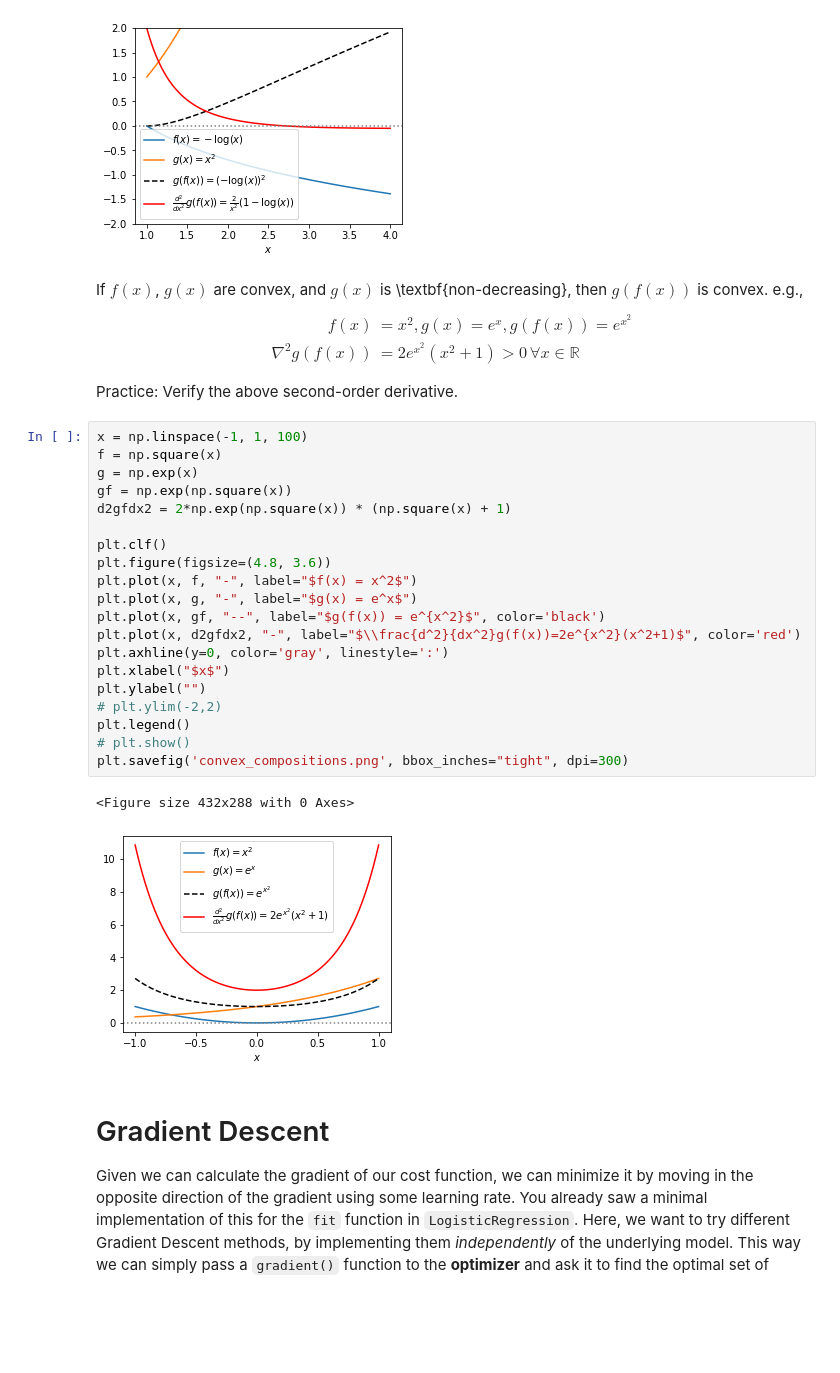
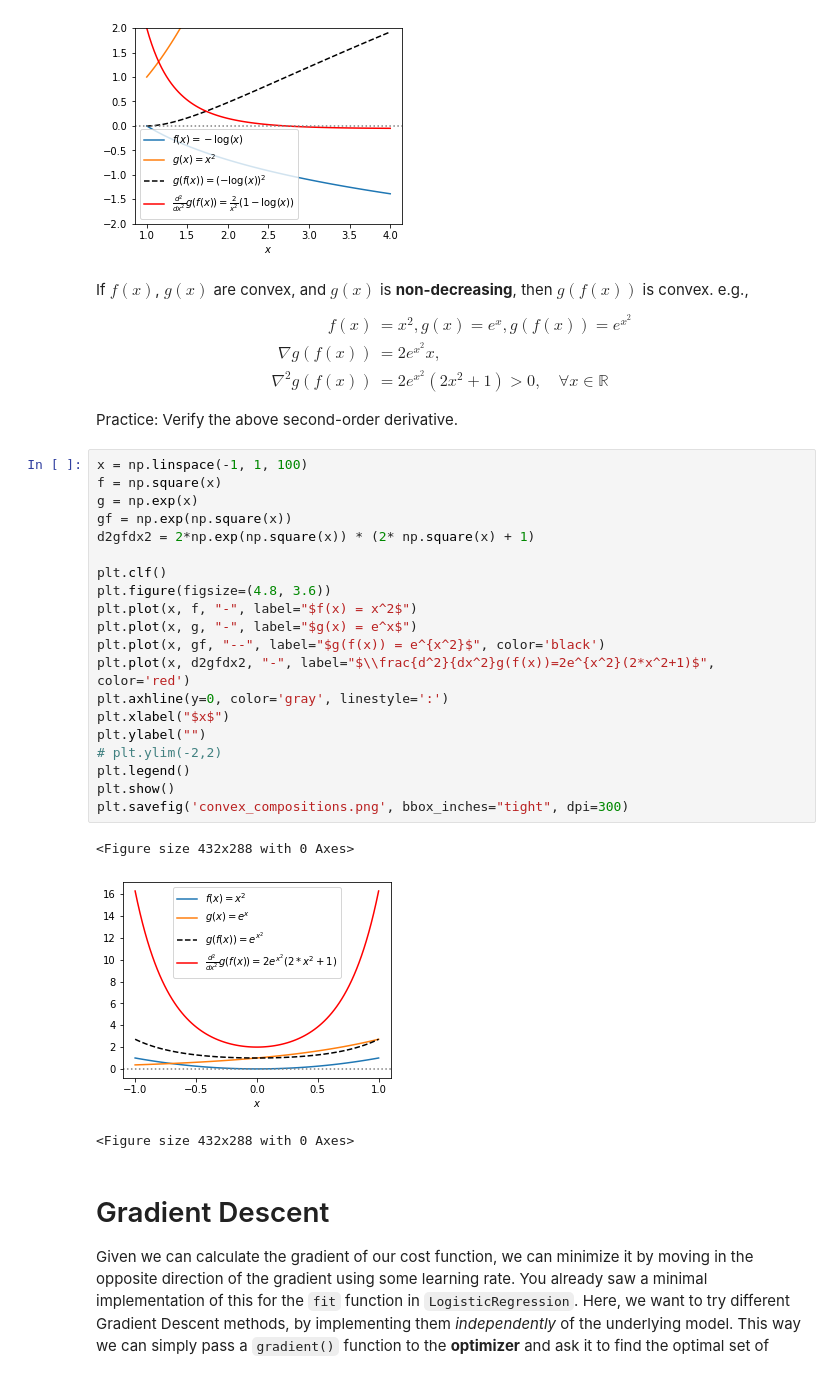
Before and after one commit to yueliyl/gec_intro2ml, a Jupyter notebook: GradientDescent.ipynb, the cells around one changed output. Saved outputs shown, nothing was run; the diff lists cells and outputs as text; blank space fills up the shorter version.

```diff
--- a/GradientDescent.ipynb
+++ b/GradientDescent.ipynb
@@ -118,36 +126,38 @@ plt.savefig('nonconvex_compositions.png', bbox_inches="tight", dpi=300)
 <Figure size 432x288 with 0 Axes>
 [figure]
 # %% [markdown]
-If $f(x)$, $g(x)$ are convex, and $g(x)$ is \textbf{non-decreasing}, then $g(f(x))$ is convex. e.g.,
+If $f(x)$, $g(x)$ are convex, and $g(x)$ is **non-decreasing**, then $g(f(x))$ is convex. e.g.,
 \begin{align*}
 			f(x) &= x^2, g(x) = e^x, g(f(x)) = e^{x^2}\\
-			\nabla^2g(f(x)) &= 2e^{x^2}(x^2+1) > 0 \, \forall x \in \mathbb{R}
+			∇g(f(x)) &= 2e^{x^2} x, \\
+			\nabla^2g(f(x)) &= 2e^{x^2}(2x^2+1) > 0, \quad \forall x \in \mathbb{R}
 \end{align*}
 
 Practice: Verify the above second-order derivative.
 # %%
 x = np.linspace(-1, 1, 100)
 f = np.square(x)
 g = np.exp(x)
 gf = np.exp(np.square(x))
-d2gfdx2 = 2*np.exp(np.square(x)) * (np.square(x) + 1)
+d2gfdx2 = 2*np.exp(np.square(x)) * (2* np.square(x) + 1)
 
 plt.clf()
 plt.figure(figsize=(4.8, 3.6))
 plt.plot(x, f, "-", label="$f(x) = x^2$")
 plt.plot(x, g, "-", label="$g(x) = e^x$")
 plt.plot(x, gf, "--", label="$g(f(x)) = e^{x^2}$", color='black')
-plt.plot(x, d2gfdx2, "-", label="$\\frac{d^2}{dx^2}g(f(x))=2e^{x^2}(x^2+1)$", color='red')
+plt.plot(x, d2gfdx2, "-", label="$\\frac{d^2}{dx^2}g(f(x))=2e^{x^2}(2*x^2+1)$", color='red')
 plt.axhline(y=0, color='gray', linestyle=':')
 plt.xlabel("$x$")
 plt.ylabel("")
 # plt.ylim(-2,2)
 plt.legend()
-# plt.show()
+plt.show()
 plt.savefig('convex_compositions.png', bbox_inches="tight", dpi=300)
 # %% [output]
 <Figure size 432x288 with 0 Axes>
-[figure, old version]
+[figure, new version]
+<Figure size 432x288 with 0 Axes>
 # %% [markdown]
 # Gradient Descent
 Given we can calculate the gradient of our cost function, we can minimize it by moving in the opposite direction of the gradient using some learning rate. You already saw a minimal implementation of this for the `fit` function in `LogisticRegression`. Here, we want to try different Gradient Descent methods, by implementing them *independently* of the underlying model. This way we can simply pass a `gradient()` function to the **optimizer** and ask it to find the optimal set of parameters for our model -- that is we don't need a specialized implementation say for `LinearRegression` and `LogisticRegression`. While there are different ways we could have a separate optimizer, here, we define an optimizer class -- such as `StochasticGradientDescent` -- and pass an instance of this class to the `fit` function for our model. The `fit` function could then `run` the optimizer to fit the data. Here, we only implement the vanilla `GradientDescent` class, since other methods will be part of your project.
```
Also changed, not shown: parts of 26 cells of this notebook.
